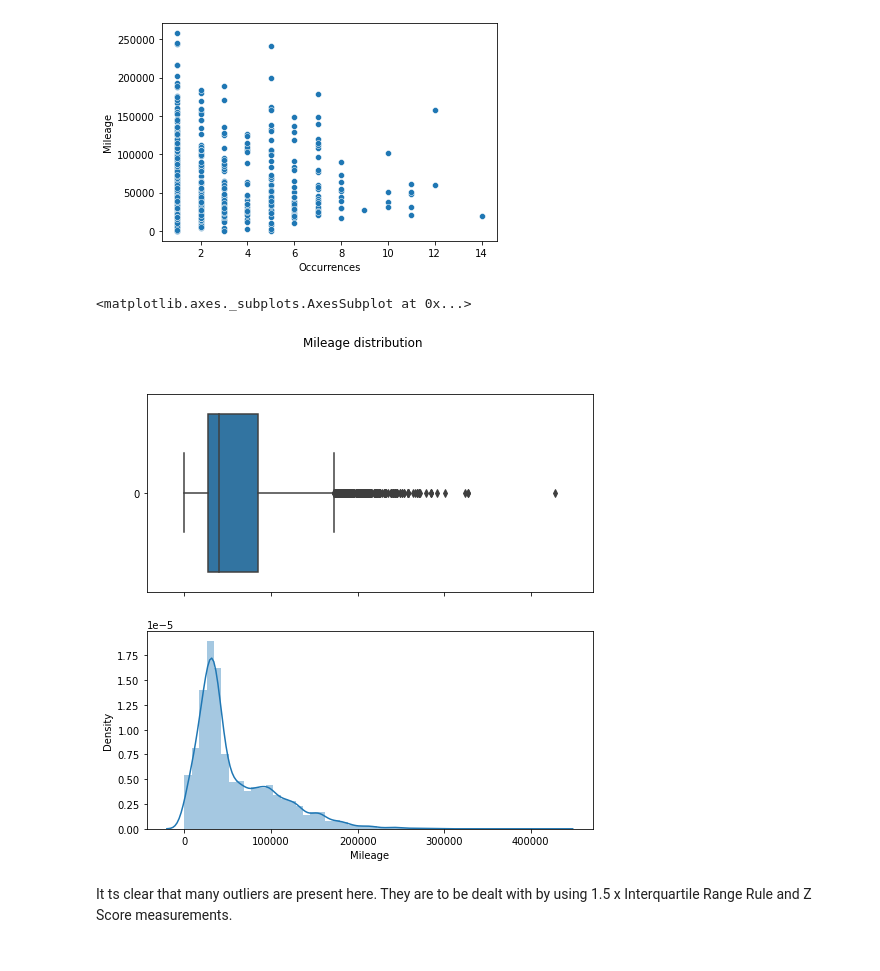
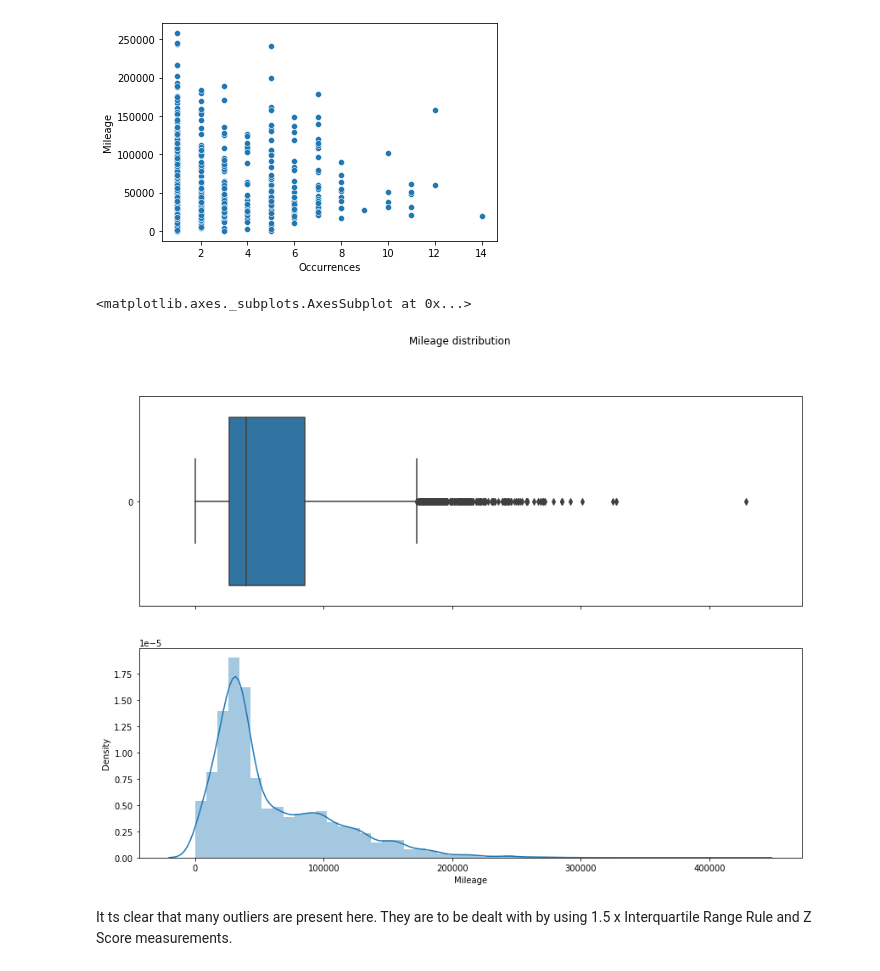
Before and after one commit to AlejandroPenaloza/cars-value-predictor, a Jupyter notebook: predictor.ipynb, the cells around one changed output. Saved outputs shown, nothing was run; the diff lists cells and outputs as text; code cells hidden in the pictures.

```diff
--- a/predictor.ipynb
+++ b/predictor.ipynb
@@ -276,13 +278,13 @@ ax.set_xlabel('Occurrences')
 Text(0.5, 0, 'Occurrences')
 [figure]
 # %%
-fig, (ax_box, ax_hist) = plt.subplots(2, sharex=True, figsize=(8, 8))
+fig, (ax_box, ax_hist) = plt.subplots(2, sharex=True, figsize=(14, 10))
 fig.suptitle('Mileage distribution')
 sns.boxplot(orient='h', data=vehicles_dataset['Mileage'], ax=ax_box)
 sns.distplot(vehicles_dataset['Mileage'], ax=ax_hist)
 # %% [output]
 <matplotlib.axes._subplots.AxesSubplot at 0x...>
-[figure, old version]
+[figure, new version]
 # %% [markdown]
 It ts clear that many outliers are present here. They are to be dealt with by using 1.5 x Interquartile Range Rule and Z Score measurements.
 # %%
```
Also changed, not shown: parts of 11 cells of this notebook.
